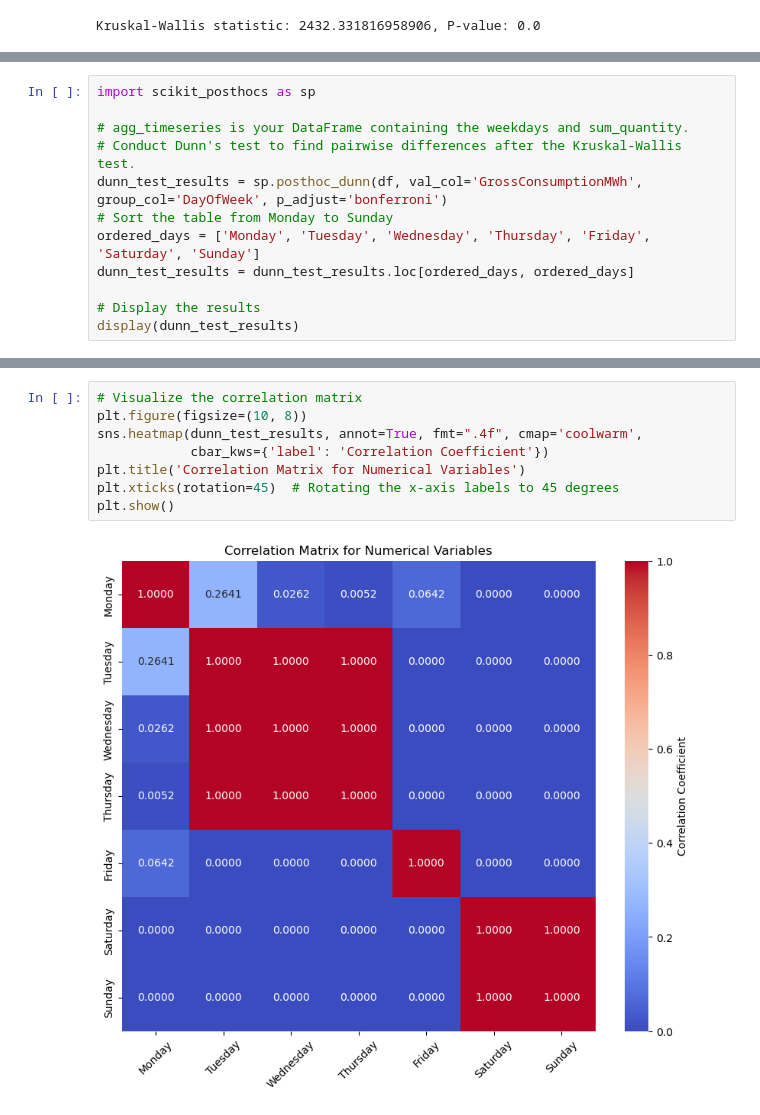
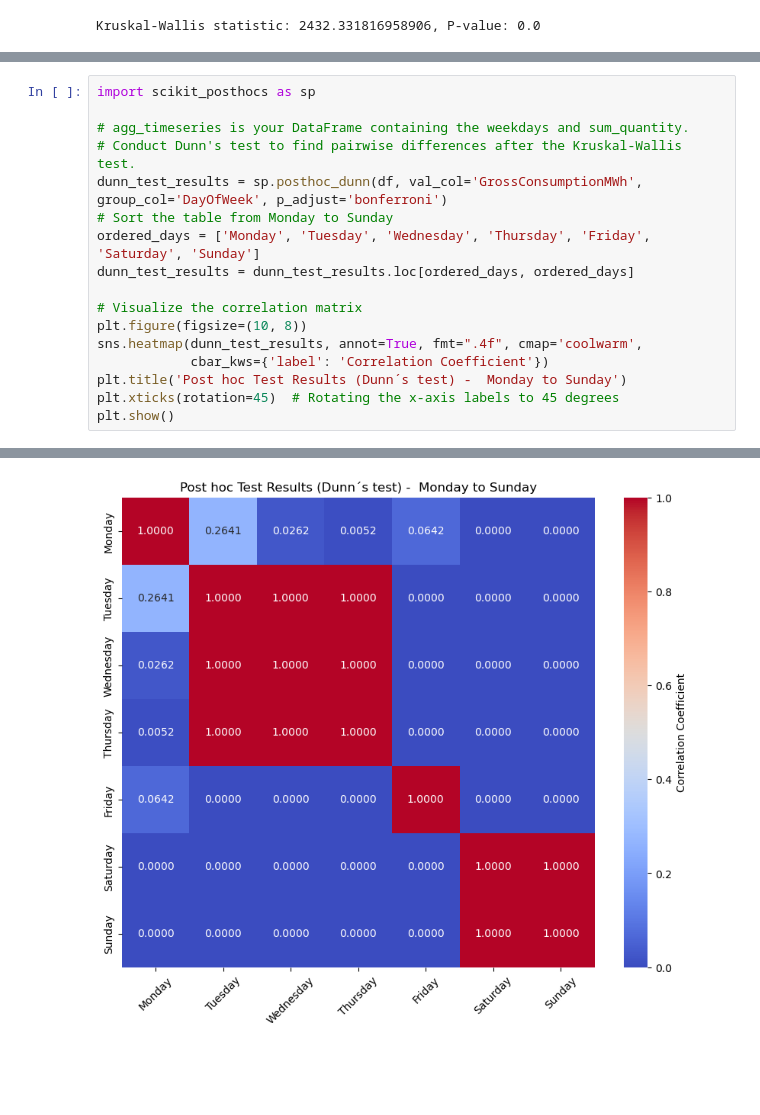
Before and after one commit to madsh0402/Forecasting-energy-consumption, a Jupyter notebook: Data Analysis/Correlation Analysis.ipynb, the cells around one changed output, grey strips where cells are left out. Drawn from its saved outputs; the diff is of its cells as text; blank space fills up the shorter version.

Commit message:
correlation analysis

```diff
--- a/Data Analysis/Correlation Analysis.ipynb
+++ b/Data Analysis/Correlation Analysis.ipynb
@@ -231,6 +229,11 @@ dunn_test_results = sp.posthoc_dunn(df, val_col='GrossConsumptionMWh', group_col
 ordered_days = ['Monday', 'Tuesday', 'Wednesday', 'Thursday', 'Friday', 'Saturday', 'Sunday']
 dunn_test_results = dunn_test_results.loc[ordered_days, ordered_days]
 
-# Display the results
-display(dunn_test_results)
+# Visualize the correlation matrix
+plt.figure(figsize=(10, 8))
+sns.heatmap(dunn_test_results, annot=True, fmt=".4f", cmap='coolwarm',
+            cbar_kws={'label': 'Correlation Coefficient'})
+plt.title('Post hoc Test Results (Dunn´s test) -  Monday to Sunday')
+plt.xticks(rotation=45)  # Rotating the x-axis labels to 45 degrees
+plt.show()
 # %% [output]
@@ -245,13 +240,4 @@ display(dunn_test_results)
+[figure, added]
-# %%
-# Visualize the correlation matrix
-plt.figure(figsize=(10, 8))
-sns.heatmap(dunn_test_results, annot=True, fmt=".4f", cmap='coolwarm',
-            cbar_kws={'label': 'Correlation Coefficient'})
-plt.title('Correlation Matrix for Numerical Variables')
-plt.xticks(rotation=45)  # Rotating the x-axis labels to 45 degrees
-plt.show()
-# %% [output]
-[figure, removed]
 # %% [markdown]
 The Dunn's post hoc test results show a distinct variation in energy consumption patterns across different days of the week. The comparison between Friday and Saturday as well as Friday and Sunday show a significant difference, suggesting a notable shift in energy usage transitioning from Friday to the weekend. However, when Friday is compared with the other weekdays (Monday, Tuesday, Wednesday and Thursday), the differences are not statistically significant.
 
```
Also changed, not shown: parts of 13 cells of this notebook, 6 other files.
